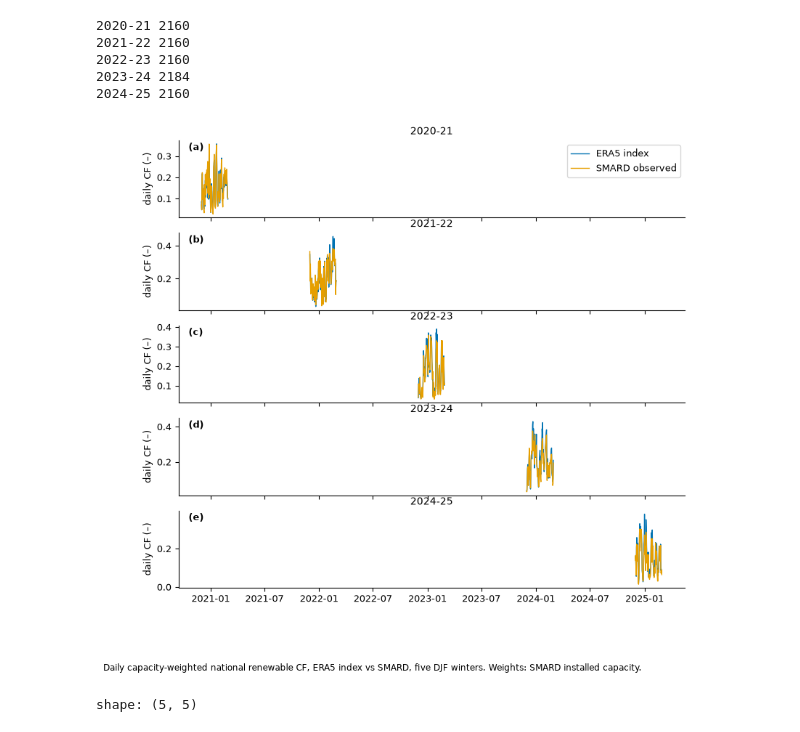
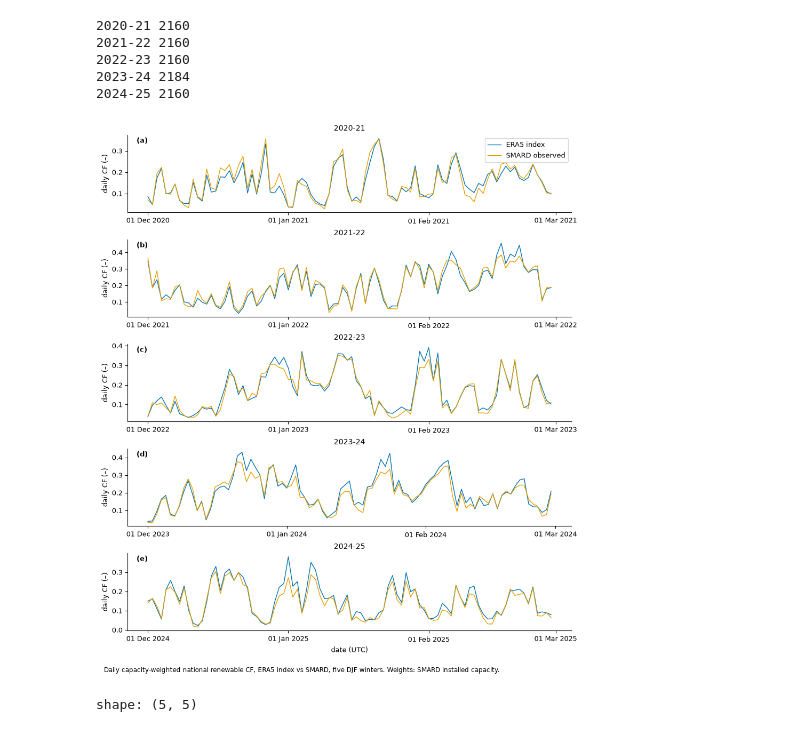
Before and after one commit to TunaHim/EuroGrid-Climate-Dynamics, a Jupyter notebook: notebooks/04_dunkelflaute.ipynb, the cells around one changed output. Drawn from its saved outputs; the diff is of its cells as text; code cells hidden in the pictures.

Commit message:
Re-run notebooks 01-04 after #12; fix three figures; update key results
Co-Authored-By: Himansu Kesari Pradhan <kesarihimansu@gmail.com>

```diff
--- a/notebooks/04_dunkelflaute.ipynb
+++ b/notebooks/04_dunkelflaute.ipynb
@@ -109,25 +107,31 @@ for w in cfg["blocking"]["benchmark_windows"]:
 2024-25 2160
 # %%
 # Purpose: daily-mean national CF, ERA5 vs SMARD, per winter.
+import matplotlib.dates as mdates
+
 daily_e = {k: dk.daily_mean(v) for k, v in era5_cf.items()}
 daily_s = {k: dk.daily_mean(v) for k, v in smard_cf.items()}
-fig, axes = plt.subplots(5, 1, figsize=(9, 8), sharex=True)
+# Each panel gets its own Dec-Feb x-range, so a winter is not squeezed into 2020-2025.
+fig, axes = plt.subplots(5, 1, figsize=(9, 10), sharex=False, layout="constrained")
 for ax, label in zip(axes, daily_e, strict=True):
     j = daily_e[label].join(daily_s[label], on="time", suffix="_obs")
     ax.plot(j["time"].to_numpy(), j["cf"].to_numpy(), lw=1.0, label="ERA5 index")
     ax.plot(j["time"].to_numpy(), j["cf_obs"].to_numpy(), lw=1.0, label="SMARD observed")
     ax.set_ylabel("daily CF (–)")
     ax.set_title(label)
+    ax.xaxis.set_major_locator(mdates.MonthLocator())
+    ax.xaxis.set_major_formatter(mdates.DateFormatter("%d %b %Y"))
+axes[-1].set_xlabel("date (UTC)")
 axes[0].legend()
 plotting.label_panels(axes)
 plotting.caption(
     fig,
     "Daily capacity-weighted national renewable CF, ERA5 index vs SMARD, "
     "five DJF winters. Weights: SMARD installed capacity.",
 )
 plt.show()
 # %% [output]
-[figure, old version]
+[figure, new version]
 # %%
 # Purpose: daily-CF agreement per winter (corr, bias, RMSE).
 rows = []
```
Also changed, not shown: parts of 7 cells of this notebook, 3 other files.
